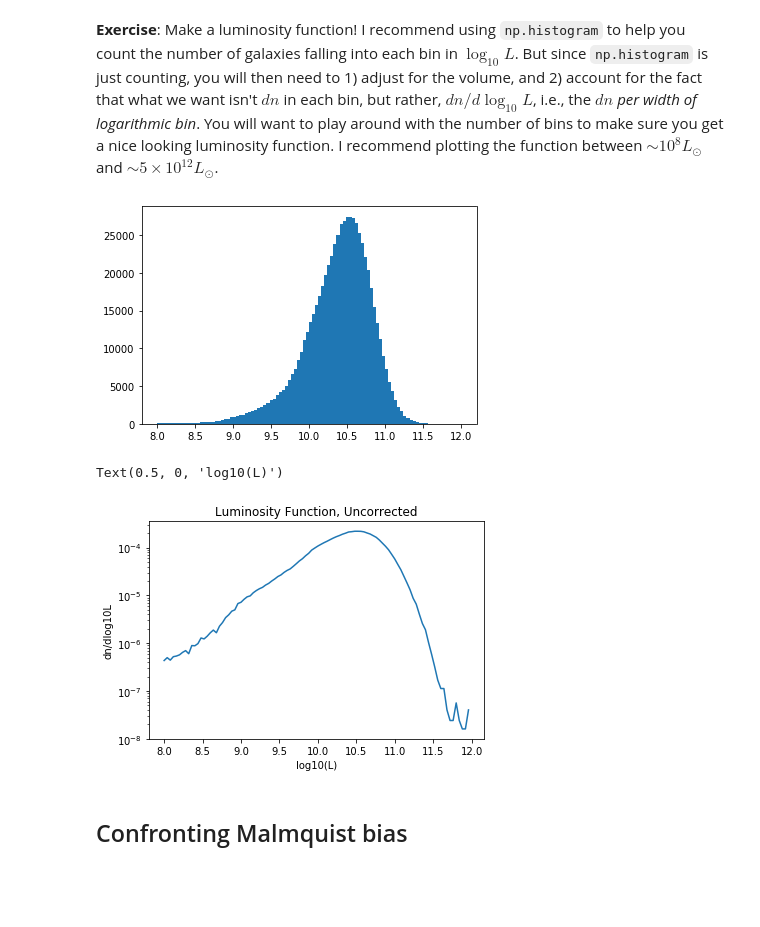
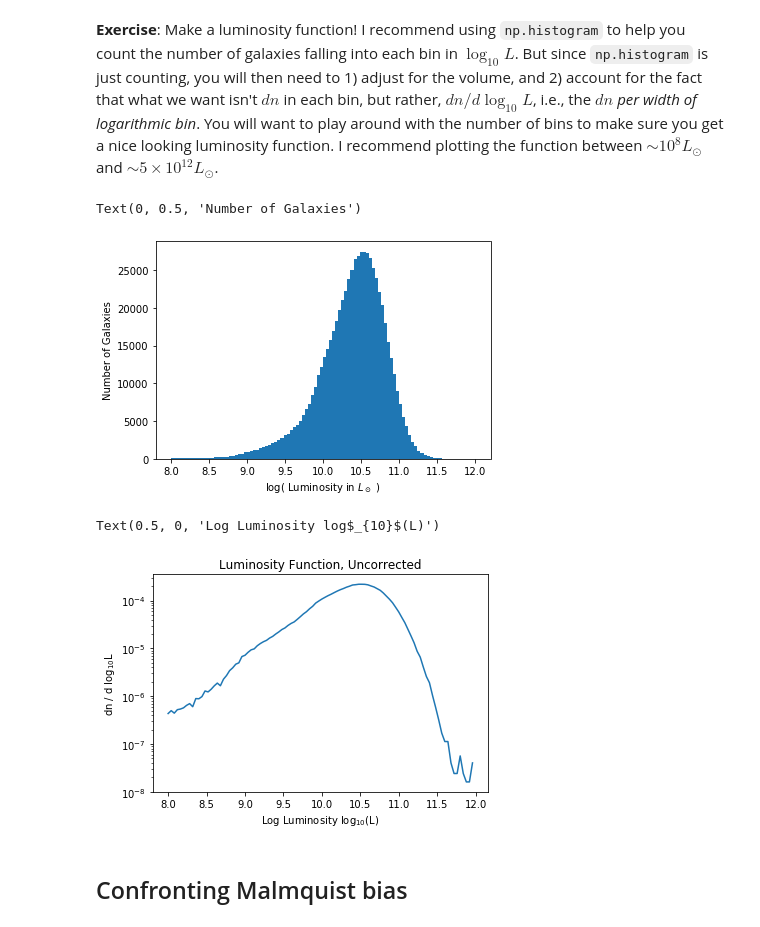
Before and after one commit to katiesavarc/DataSci_Lab, a Jupyter notebook: CodingLab04/CodingLab04_LuminosityFunctions.ipynb, the cells around one changed output. Drawn from its saved outputs; the diff is of its cells as text; code cells hidden in the pictures; blank space fills up the shorter version.

Commit message:
added axes on plots and fixed an error appearing on line 23

```diff
--- a/CodingLab04/CodingLab04_LuminosityFunctions.ipynb
+++ b/CodingLab04/CodingLab04_LuminosityFunctions.ipynb
@@ -234,11 +237,14 @@ V_survey = V_survey_raw*SDSS_sky_frac*fibre_collision_volume_frac
 # %%
 ## Your code here
 
 #Histogram the luminosity values
 range_vals = (8,12)
 [hist_vals_N, bin_edges, patches] = plt.hist(L_log, bins = 100, range=range_vals)
+plt.xlabel(r"log( Luminosity in $L_\odot$ )")
+plt.ylabel("Number of Galaxies")
 # %% [output]
+Text(0, 0.5, 'Number of Galaxies')
-[figure, old version]
+[figure, new version]
 # %%
 #Correct for volume of survey to get number density
 hist_vals_n = hist_vals_N/V_survey
@@ -251,11 +257,11 @@ dn_dlogL = hist_vals_n / bin_width
 plt.plot(bin_edges[0:-1], dn_dlogL)
 plt.yscale('log')
 plt.title('Luminosity Function, Uncorrected')
-plt.ylabel('dn/dlog10L')
-plt.xlabel('log10(L)')
+plt.ylabel(r'dn / d log$_{10}$L')
+plt.xlabel(r'Log Luminosity, log$_{10}$(L)')
 # %% [output]
-Text(0.5, 0, 'log10(L)')
+Text(0.5, 0, 'Log Luminosity log$_{10}$(L)')
-[figure, old version]
+[figure, new version]
 # %% [markdown]
 ## Confronting Malmquist bias
 # %% [markdown]
```
Also changed, not shown: parts of 8 cells of this notebook.
